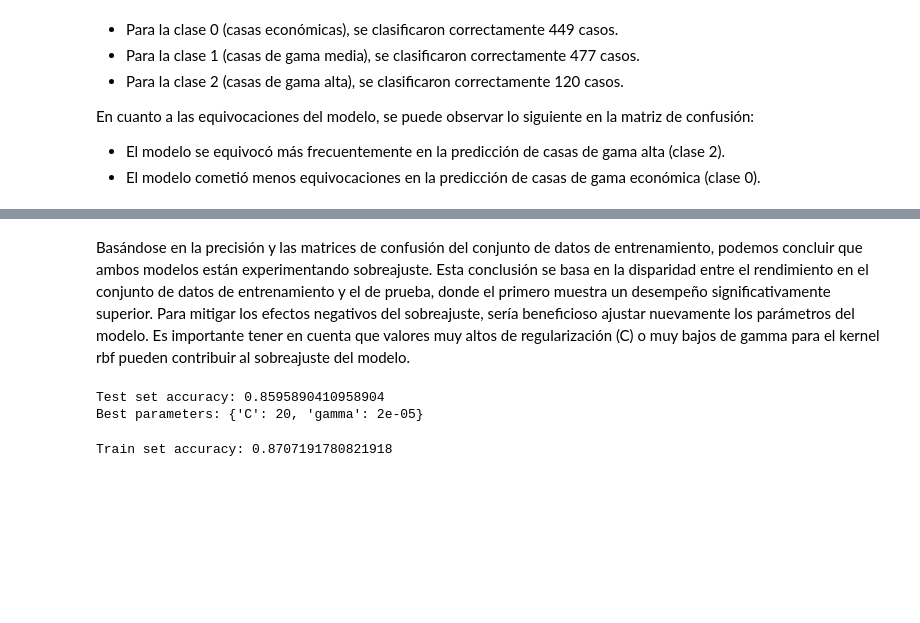
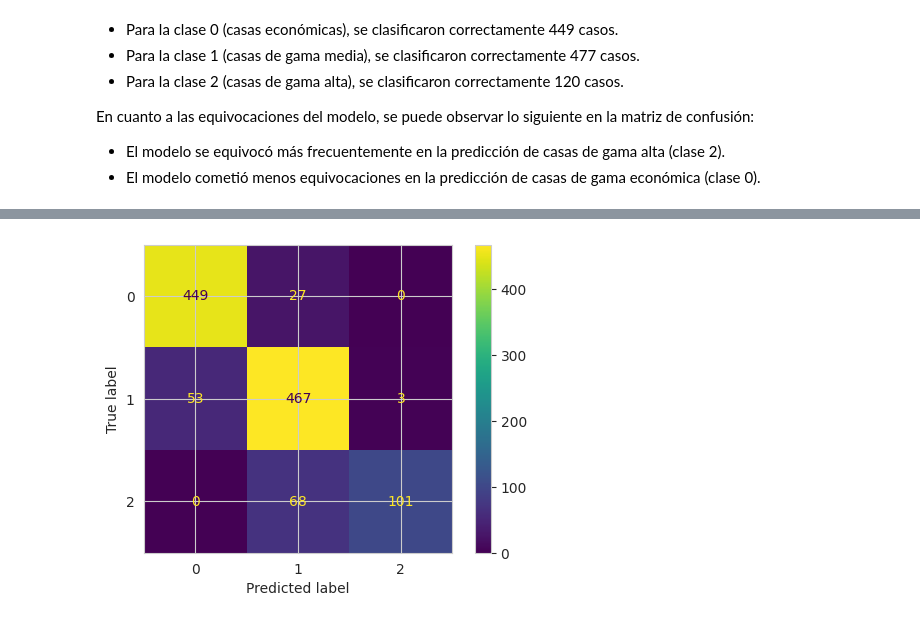
Before and after one commit to Andrea-gt/dm-hw-smv, a Jupyter notebook: dm_hw_svm.ipynb, the cells around one changed output, grey strips where cells are left out. Saved outputs shown, nothing was run; the diff lists cells and outputs as text; code cells hidden in the pictures; blank space fills up the shorter version.

```diff
--- a/dm_hw_svm.ipynb
+++ b/dm_hw_svm.ipynb
@@ -497,23 +639,13 @@ weighted avg       0.88      0.88      0.88       292
-# %% [markdown]
-Basándose en la precisión y las matrices de confusión del conjunto de datos de entrenamiento, podemos concluir que ambos modelos están experimentando sobreajuste. Esta conclusión se basa en la disparidad entre el rendimiento en el conjunto de datos de entrenamiento y el de prueba, donde el primero muestra un desempeño significativamente superior. Para mitigar los efectos negativos del sobreajuste, sería beneficioso ajustar nuevamente los parámetros del modelo. Es importante tener en cuenta que valores muy altos de regularización (C) o muy bajos de gamma para el kernel rbf pueden contribuir al sobreajuste del modelo.
-# %%
-clf = SVC(kernel="rbf")
-_=clf.fit(X_train, y_train)
-param_grid = {
-    'C': (0.01, 0.1, 1, 5,10,20),
-    'gamma':(0.00000002,0.00002,0.01,0.1,20,200 )
-}
-model_grid_search_rbf = GridSearchCV(clf, param_grid=param_grid, n_jobs=2, cv=10)
-model_grid_search_rbf.fit(X_train, y_train)
-accuracy = model_grid_search_rbf.score(X_test, y_test)
-print("Test set accuracy:", accuracy)
-print("Best parameters:", model_grid_search_rbf.best_params_)
-# %% [output]
-Test set accuracy: 0.8595890410958904
-Best parameters: {'C': 20, 'gamma': 2e-05}
-# %%
-y_pred = model_grid_search_rbf.predict(X_train)
-accuracy = model_grid_search_rbf.score(X_train, y_train)
-print("Train set accuracy:", accuracy)
-# %% [output]
-Train set accuracy: 0.8707191780821918
+# %%
+# Generating predictions on the train data using the best model found by GridSearchCV
+y_pred = updated_grid_search_rbf.predict(X_train)
+
+# Calculating the confusion matrix using the true labels and predicted labels
+confusionMatrix = confusion_matrix(y_train, y_pred)
+cmDisplay = ConfusionMatrixDisplay(confusion_matrix=confusionMatrix)
+
+# Plotting the confusion matrix
+cmDisplay.plot()
+plt.show()
+# %% [output]
+[figure, added]
```
Also changed, not shown: parts of 37 cells of this notebook.
